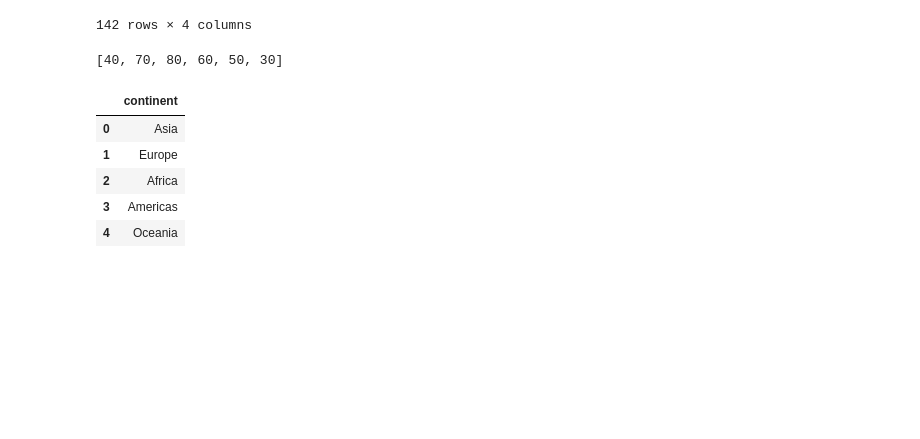
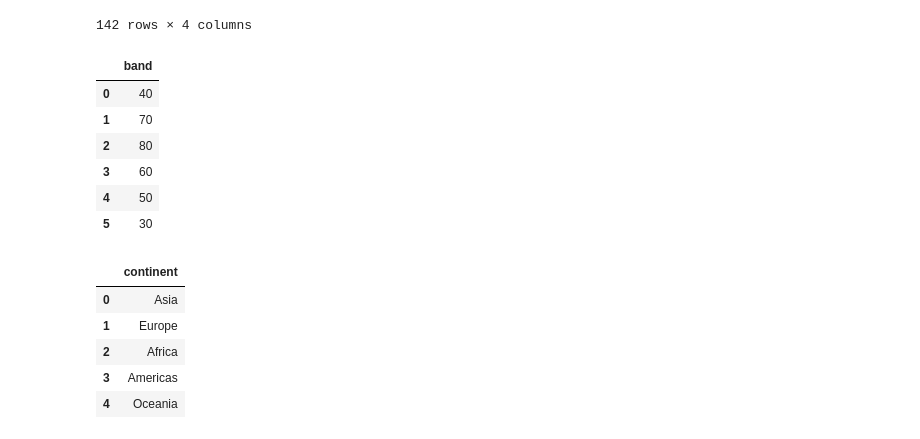
Before and after one commit to dmto0l2022/dmtoolcode1, a Jupyter notebook: SeparateDropDown.ipynb, the cells around one changed output. Saved outputs shown, nothing was run; the diff lists cells and outputs as text; code cells hidden in the pictures; blank space fills up the shorter version.

```diff
--- a/SeparateDropDown.ipynb
+++ b/SeparateDropDown.ipynb
@@ -61,9 +56,9 @@ The routes_pathname_prefix argument is ignored when running in Colab
 # %%
 import pandas as pd
 # %%
-df = pd.read_csv('https://raw.githubusercontent.com/plotly/datasets/master/gapminder2007.csv')
-df = df[['continent', 'country', 'pop', 'lifeExp']]  # prune columns for example
-df
+original_df = pd.read_csv('https://raw.githubusercontent.com/plotly/datasets/master/gapminder2007.csv')
+original_df = original_df[['continent', 'country', 'pop', 'lifeExp']]  # prune columns for example
+original_df
 # %% [output]
 |  | continent | country | pop | lifeExp |
 | 0 | Asia | Afghanistan | 31889923.0 | 43.828 |
@@ -79,18 +74,27 @@ df
 | 141 | Africa | Zimbabwe | 12311143.0 | 43.487 |
 142 rows × 4 columns
 # %%
-df['Mock Date'] = [
+original_df['Mock Date'] = [
     datetime.datetime(2020, 1, 1, 0, 0, 0) + i * datetime.timedelta(hours=13)
-    for i in range(len(df))]
+    for i in range(len(original_df))]
 # %%
 
 def get_band(lifeExp):
     band_raw = 10 * int(lifeExp/10)
     return band_raw
 # %%
-df['band'] = df.apply(lambda x: get_band(x['lifeExp']), axis=1)
-band_list = df['band'].unique().tolist()
+original_df['band'] = original_df.apply(lambda x: get_band(x['lifeExp']), axis=1)
+band_list = original_df['band'].unique().tolist()
 band_list
+band_df = pd.DataFrame(data=band_list, columns=['band'])
+#continent_list
+band_df
 # %% [output]
-[40, 70, 80, 60, 50, 30]
+|  | band |
+| 0 | 40 |
+| 1 | 70 |
+| 2 | 80 |
+| 3 | 60 |
+| 4 | 50 |
+| 5 | 30 |
 # %%
```
Also changed, not shown: parts of 11 cells of this notebook.
